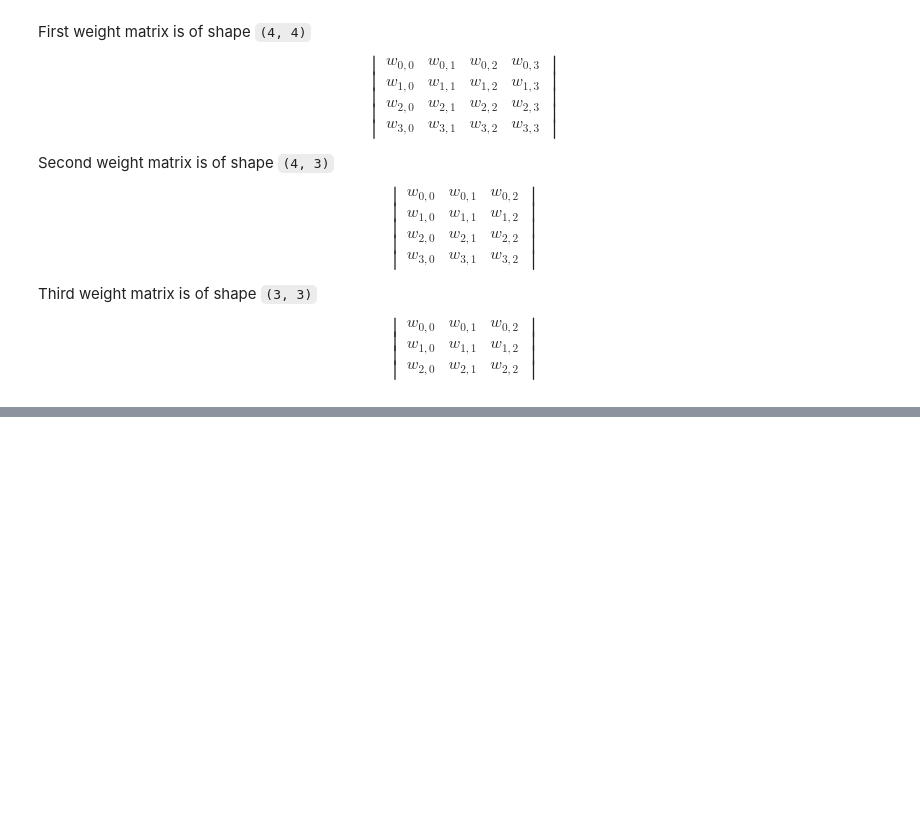
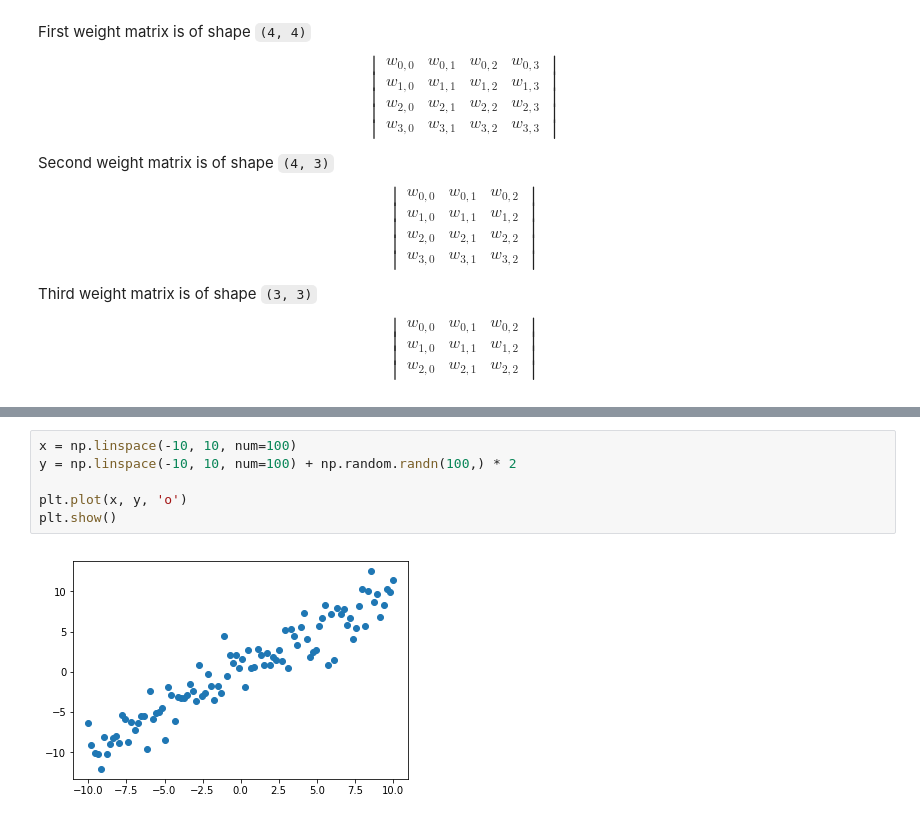
Before and after one commit to calvinfeng/gonotebook, a Jupyter notebook: neural_net/notebooks/neural_network.ipynb, the cells around one changed output, grey strips where cells are left out. Cells and saved outputs as stored; diff of their text form; blank space fills up the shorter version.

```diff
--- a/neural_net/notebooks/neural_network.ipynb
+++ b/neural_net/notebooks/neural_network.ipynb
@@ -225,0 +240,8 @@ Final output:
+# %%
+x = np.linspace(-10, 10, num=100)
+y = np.linspace(-10, 10, num=100) + np.random.randn(100,) * 2
+
+plt.plot(x, y, 'o')
+plt.show()
+# %% [output]
+[figure, added]
```
Also changed, not shown: parts of 10 cells of this notebook.
